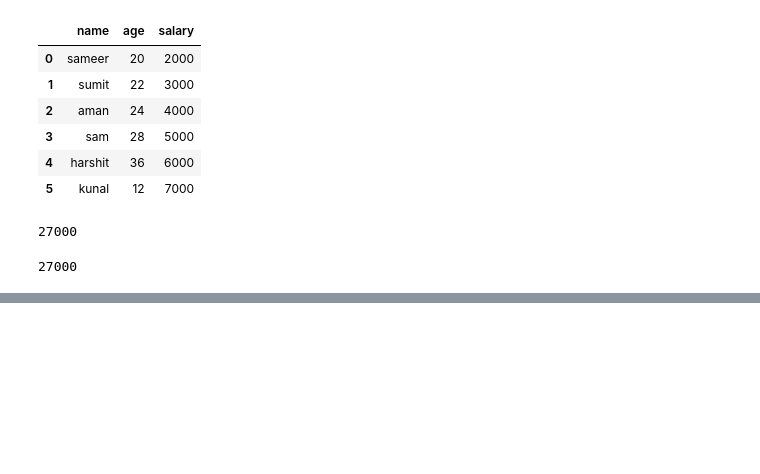
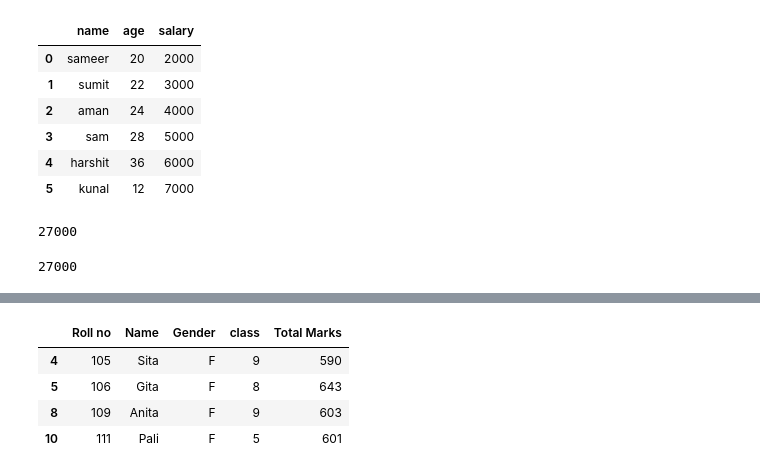
Before and after one commit to Sameershrinath/5th_sem, a Jupyter notebook: PYTHON/DSA/Youtube.ipynb, the cells around one changed output, grey strips where cells are left out. Drawn from its saved outputs; the diff is of its cells as text; code cells hidden in the pictures; blank space fills up the shorter version.

```diff
--- a/PYTHON/DSA/Youtube.ipynb
+++ b/PYTHON/DSA/Youtube.ipynb
@@ -143,0 +167,10 @@ sum(df.salary)
+# %%
+new_df=df[df["Gender"]=="F"]
+# %%
+new_df
+# %% [output]
+|  | Roll no | Name | Gender | class | Total Marks |
+| 4 | 105 | Sita | F | 9 | 590 |
+| 5 | 106 | Gita | F | 8 | 643 |
+| 8 | 109 | Anita | F | 9 | 603 |
+| 10 | 111 | Pali | F | 5 | 601 |
```
Also changed, not shown: parts of 4 cells of this notebook, 1 other file.
